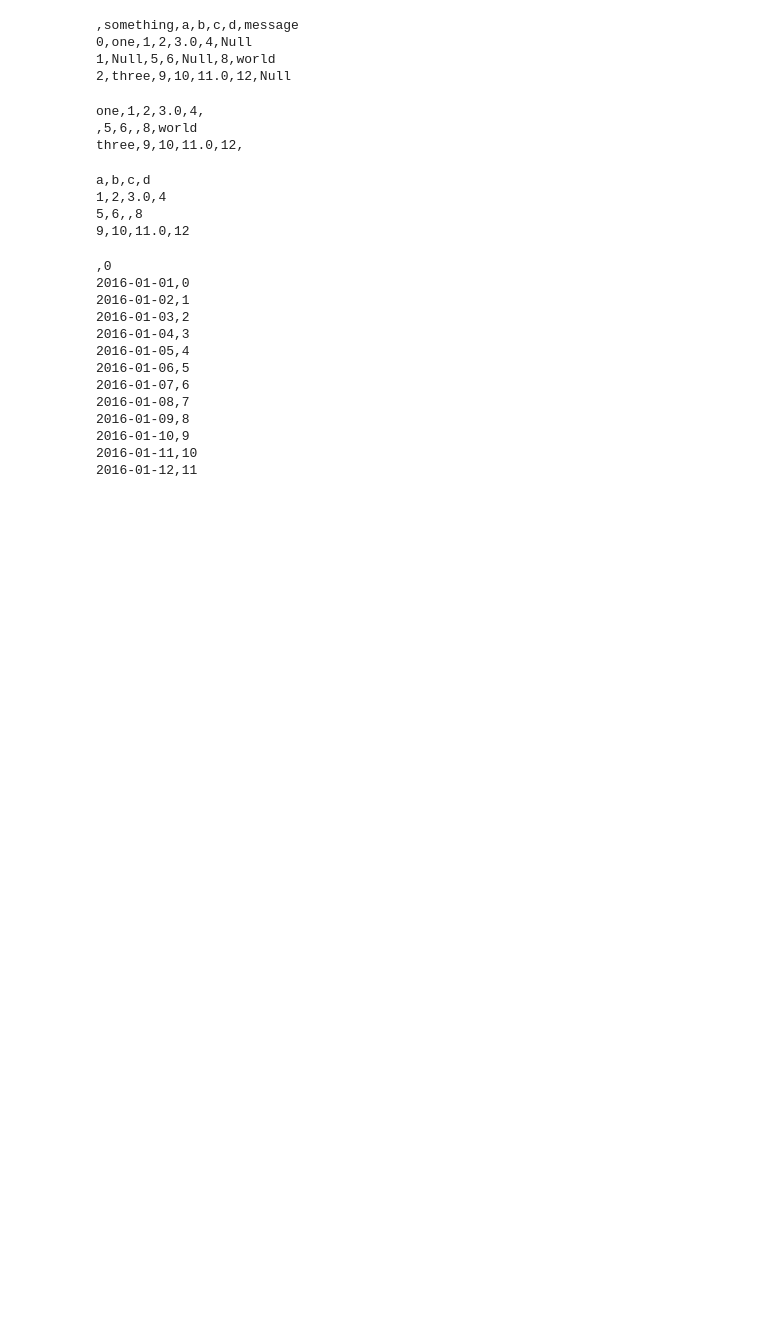
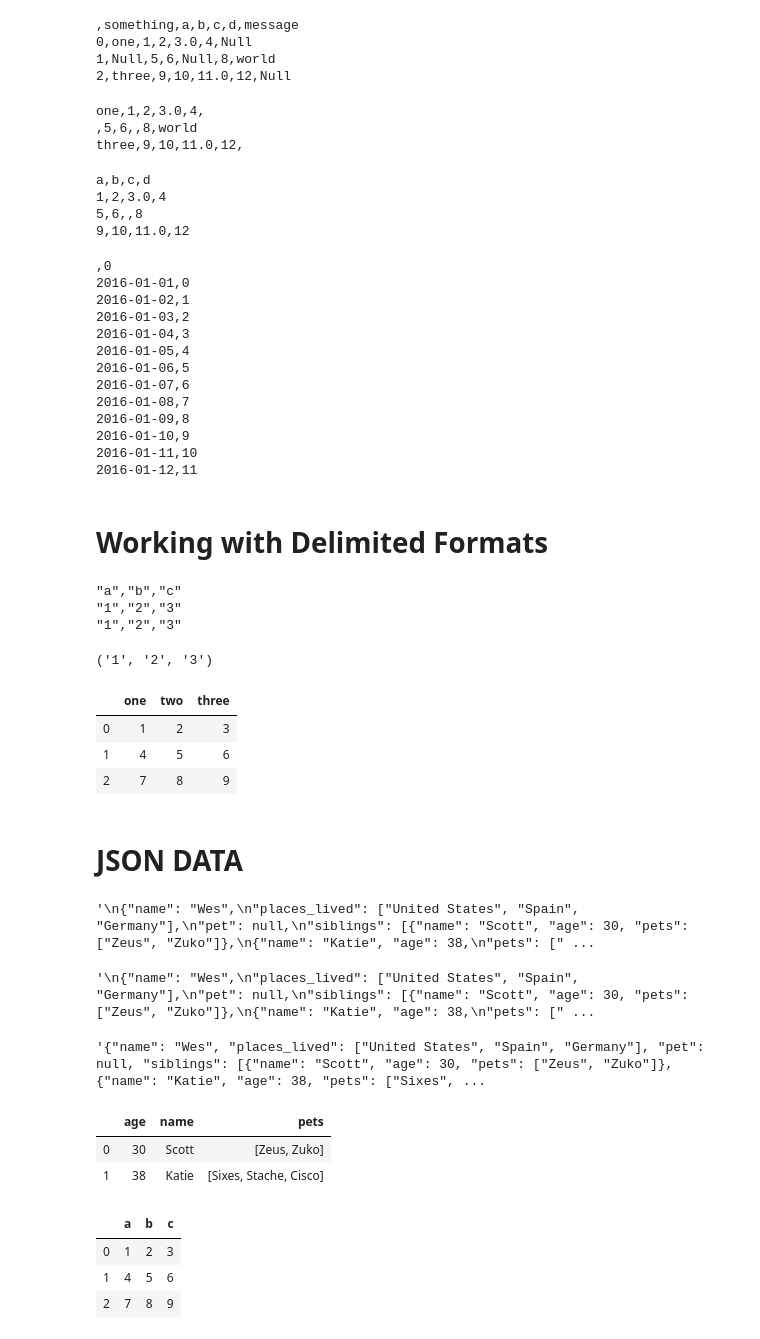
Before and after one commit to 1zulkifel/Data_Analysis_With_python, a Jupyter notebook: Data_Loading_Storage_and_File_Formats.ipynb, the cells around one changed output. Drawn from its saved outputs; the diff is of its cells as text; code cells hidden in the pictures; blank space fills up the shorter version.

```diff
--- a/Data_Loading_Storage_and_File_Formats.ipynb
+++ b/Data_Loading_Storage_and_File_Formats.ipynb
@@ -181,3 +181,82 @@ ts.to_csv('examplesTseries')
 2016-01-10,9
 2016-01-11,10
 2016-01-12,11
+# %% [markdown]
+# Working with Delimited Formats
+# %%
+!cat example7.csv
+"a","b","c"
+"1","2","3"
+"1","2","3"
+# %% [output]
+"a","b","c"
+"1","2","3"
+"1","2","3"
+('1', '2', '3')
+# %%
+import csv
+f=open('example7.csv')
+reader=csv.reader(f)
+for lines in reader:
+    print(lines)
+# %%
+class my_dialect(csv.Dialect):
+    lineterminator = '\n'
+    delimiter = ','
+    quotechar = '"'
+    quoting = csv.QUOTE_MINIMAL
+with open('mydata.csv','w')as f:
+
+    writer = csv.writer(f, dialect=my_dialect)
+    writer.writerow(('one', 'two', 'three'))
+    writer.writerow(('1', '2', '3'))
+    writer.writerow(('4', '5', '6'))
+    writer.writerow(('7', '8', '9'))
+pd.read_csv('mydata.csv')
+# %% [output]
+|  | one | two | three |
+| 0 | 1 | 2 | 3 |
+| 1 | 4 | 5 | 6 |
+| 2 | 7 | 8 | 9 |
+# %% [markdown]
+# JSON DATA
+# %%
+obj = """
+{"name": "Wes",
+"places_lived": ["United States", "Spain", "Germany"],
+"pet": null,
+"siblings": [{"name": "Scott", "age": 30, "pets": ["Zeus", "Zuko"]},
+{"name": "Katie", "age": 38,
+"pets": ["Sixes", "Stache", "Cisco"]}]
+}
+"""
+obj
+# %% [output]
+'\n{"name": "Wes",\n"places_lived": ["United States", "Spain", "Germany"],\n"pet": null,\n"siblings": [{"name": "Scott", "age": 30, "pets": ["Zeus", "Zuko"]},\n{"name": "Katie", "age": 38,\n"pets": [" ...
+# %%
+import json
+results=json.loads(obj)
+obj
+# %% [output]
+'\n{"name": "Wes",\n"places_lived": ["United States", "Spain", "Germany"],\n"pet": null,\n"siblings": [{"name": "Scott", "age": 30, "pets": ["Zeus", "Zuko"]},\n{"name": "Katie", "age": 38,\n"pets": [" ...
+# %%
+#json.dumps , on the other hand, converts a Python object back to JSON:
+asjson=json.dumps(results)
+asjson
+# %% [output]
+'{"name": "Wes", "places_lived": ["United States", "Spain", "Germany"], "pet": null, "siblings": [{"name": "Scott", "age": 30, "pets": ["Zeus", "Zuko"]}, {"name": "Katie", "age": 38, "pets": ["Sixes", ...
+# %%
+siblings=pd.DataFrame(results['siblings'],columns=['age','name','pets'])
+siblings
+# %% [output]
+|  | age | name | pets |
+| 0 | 30 | Scott | [Zeus, Zuko] |
+| 1 | 38 | Katie | [Sixes, Stache, Cisco] |
+# %%
+data=pd.read_json('example.json')
+data
+# %% [output]
+|  | a | b | c |
+| 0 | 1 | 2 | 3 |
+| 1 | 4 | 5 | 6 |
+| 2 | 7 | 8 | 9 |
```
Also changed, not shown: parts of 10 cells of this notebook, 7 other files.
